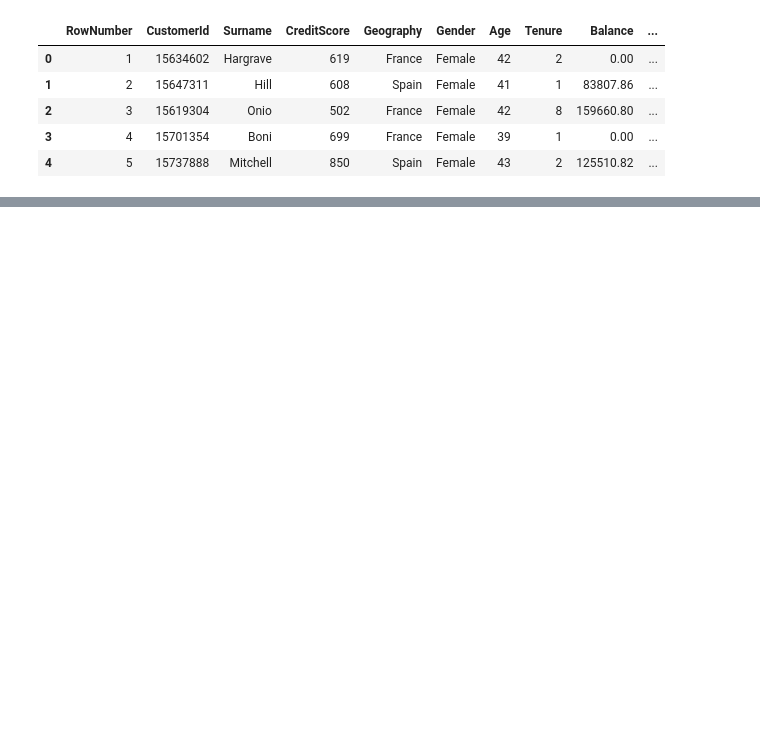
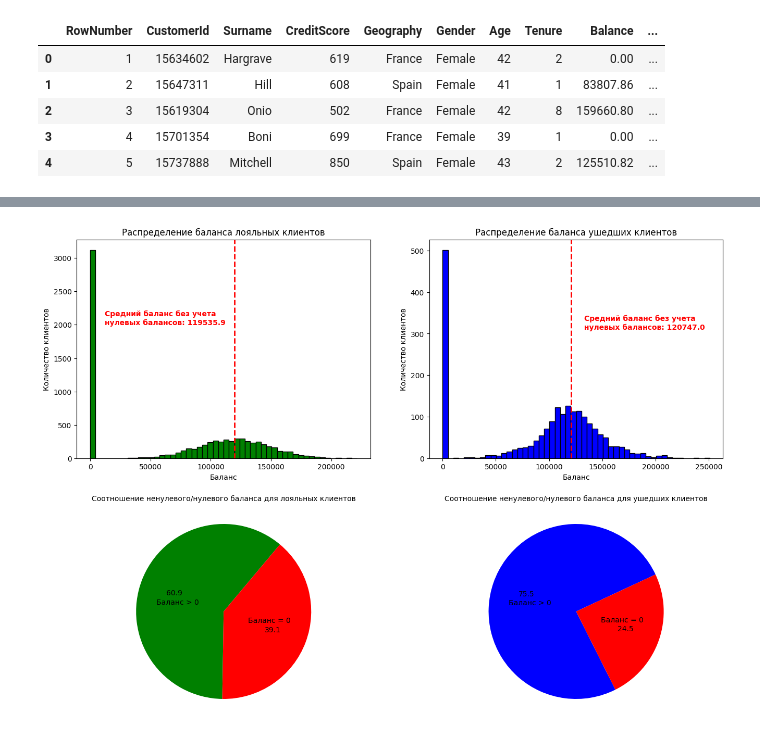
Before and after one commit to MaximZhambalov/SF_Tasks, a Jupyter notebook: PYTHON13-VISUALIZATION/kaggle-final-PYTHON13.ipynb, the cells around one changed output, grey strips where cells are left out. Drawn from its saved outputs; the diff is of its cells as text; code cells hidden in the pictures; blank space fills up the shorter version.

```diff
--- a/PYTHON13-VISUALIZATION/kaggle-final-PYTHON13.ipynb
+++ b/PYTHON13-VISUALIZATION/kaggle-final-PYTHON13.ipynb
@@ -13,0 +117,82 @@ churn_data.head()
+# %%
+balance_loyal = churn_data[churn_data['Exited'] == 0]['Balance']
+balance_exited = churn_data[churn_data['Exited'] == 1]['Balance']
+
+fig, axes = plt.subplots(nrows=2, ncols=2, figsize=(16, 12))
+
+axes[0][0].hist(
+    balance_loyal,
+    bins=50,
+    color='green',
+    edgecolor='black'
+)
+axes[0][0].set_title('Распределение баланса лояльных клиентов')
+axes[0][0].set_xlabel('Баланс')
+axes[0][0].set_ylabel('Количество клиентов')
+
+axes[0][1].hist(
+    balance_exited,
+    bins=50,
+    color='blue',
+    edgecolor='black'
+)
+axes[0][1].set_title('Распределение баланса ушедших клиентов')
+axes[0][1].set_xlabel('Баланс')
+axes[0][1].set_ylabel('Количество клиентов')
+
+#средний баланс без учета нулевых балансов
+axes[0][0].axvline(
+    balance_loyal[balance_loyal > 0].mean(),
+    ymin=0,
+    ymax=1,
+    color='red',
+    linestyle='dashed',
+    linewidth=2
+)
+axes[0][1].axvline(
+    balance_exited[balance_exited > 0].mean(),
+    ymin=0,
+    ymax=1,
+    color='red',
+    linestyle='dashed',
+    linewidth=2
+)
+axes[0][0].text(
+    balance_loyal[balance_loyal > 0].mean()*0.1,
+    2000,
+    'Средний баланс без учета\nнулевых балансов: {:.1f}'.format(balance_loyal[balance_loyal > 0].mean()),
+    color='red',
+    fontweight='bold'
+)
+axes[0][1].text(
+    balance_exited[balance_exited > 0].mean()*1.1,
+    310,
+    'Средний баланс без учета\nнулевых балансов: {:.1f}'.format(balance_exited[balance_exited > 0].mean()),
+    color='red',
+    fontweight='bold'
+)
+
+balance_loyal = balance_loyal.apply(lambda x: 1 if x > 0 else 0).value_counts()
+balance_exited = balance_exited.apply(lambda x: 1 if x > 0 else 0).value_counts()
+
+axes[1][0].pie(
+    balance_loyal,
+    colors=['green', 'red'],
+    labels=['Баланс > 0', 'Баланс = 0'],
+    labeldistance=0.3,
+    autopct=lambda x: round(x.sum(), 1),
+    startangle=50
+)
+axes[1][0].set_title('Соотношение ненулевого/нулевого баланса для лояльных клиентов', fontdict={'fontsize': 10}, pad=-20)
+
+axes[1][1].pie(
+    balance_exited,
+    colors=['blue', 'red'],
+    labels=['Баланс > 0', 'Баланс = 0'],
+    labeldistance=0.3,
+    autopct=lambda x: round(x.sum(), 1),
+    startangle=25
+)
+axes[1][1].set_title('Соотношение ненулевого/нулевого баланса для ушедших клиентов', fontdict={'fontsize': 10}, pad=-20);
+# %% [output]
+[figure, added]
```
Also changed, not shown: parts of 44 cells of this notebook, 1 other file.
